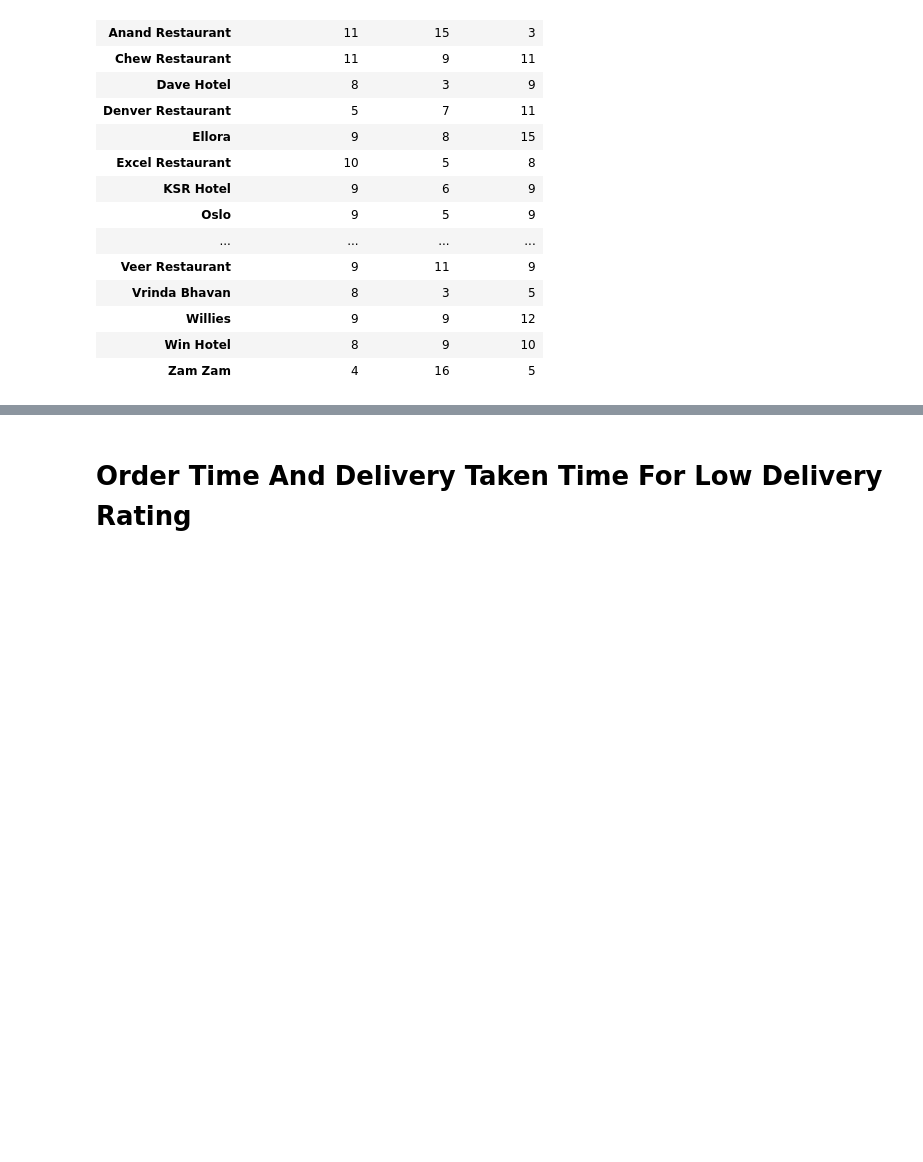
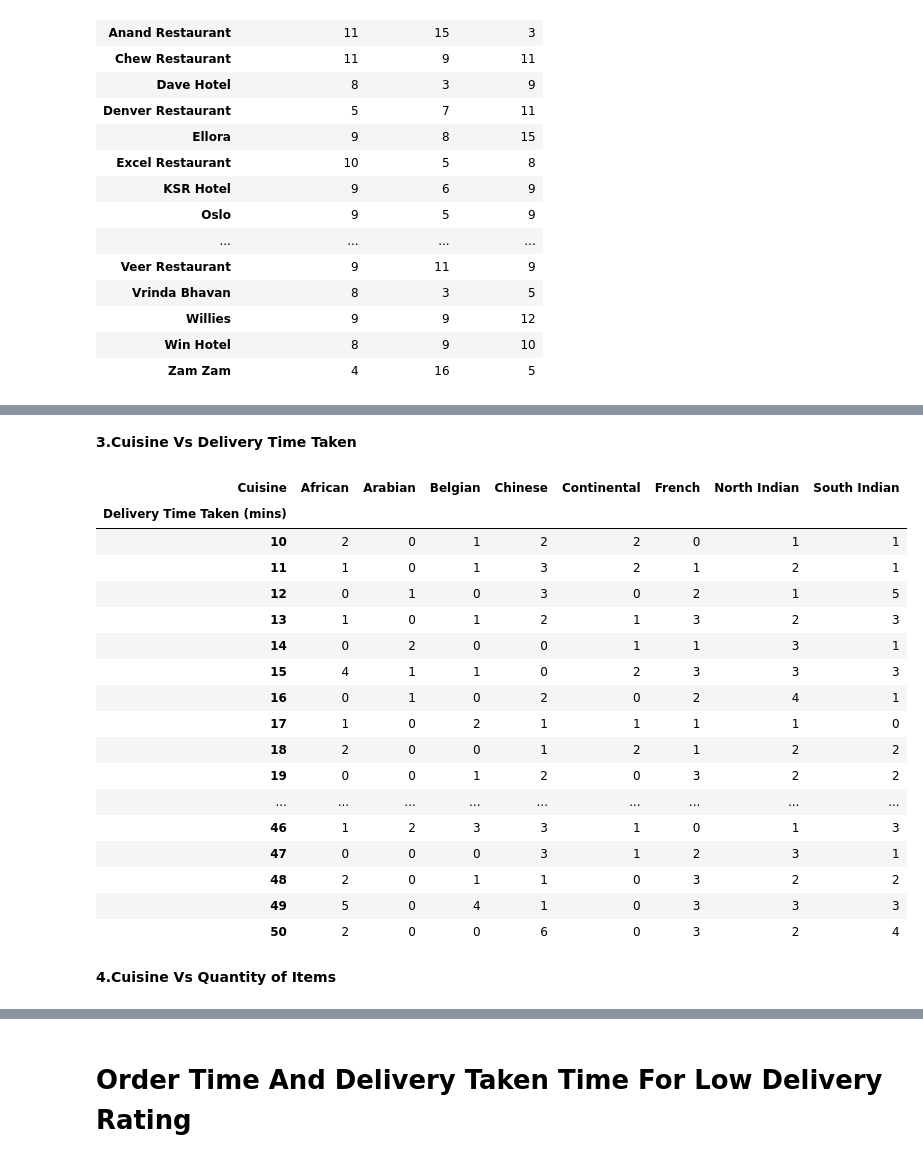
Before and after one commit to Osama-Anmar/Analysis-Restaurant-Data, a Jupyter notebook: Restaurant Sales.ipynb, the cells around one changed output, grey strips where cells are left out. Drawn from its saved outputs; the diff is of its cells as text; code cells hidden in the pictures; blank space fills up the shorter version.

```diff
--- a/Restaurant Sales.ipynb
+++ b/Restaurant Sales.ipynb
@@ -1327,0 +1464,27 @@ RestaurantCrosstab4
+# %% [markdown]
+**3.Cuisine Vs Delivery Time Taken**
+# %%
+CuisineCrosstab3 = pd.crosstab(index=OrdersDetails['Cuisine'], columns=OrdersDetails['Delivery Time Taken (mins)'])
+# %%
+CuisineCrosstab3.T
+# %% [output]
+| Cuisine | African | Arabian | Belgian | Chinese | Continental | French | North Indian | South Indian |
+| Delivery Time Taken (mins) |  |  |  |  |  |  |  |  |
+| 10 | 2 | 0 | 1 | 2 | 2 | 0 | 1 | 1 |
+| 11 | 1 | 0 | 1 | 3 | 2 | 1 | 2 | 1 |
+| 12 | 0 | 1 | 0 | 3 | 0 | 2 | 1 | 5 |
+| 13 | 1 | 0 | 1 | 2 | 1 | 3 | 2 | 3 |
+| 14 | 0 | 2 | 0 | 0 | 1 | 1 | 3 | 1 |
+| 15 | 4 | 1 | 1 | 0 | 2 | 3 | 3 | 3 |
+| 16 | 0 | 1 | 0 | 2 | 0 | 2 | 4 | 1 |
+| 17 | 1 | 0 | 2 | 1 | 1 | 1 | 1 | 0 |
+| 18 | 2 | 0 | 0 | 1 | 2 | 1 | 2 | 2 |
+| 19 | 0 | 0 | 1 | 2 | 0 | 3 | 2 | 2 |
+| ... | ... | ... | ... | ... | ... | ... | ... | ... |
+| 46 | 1 | 2 | 3 | 3 | 1 | 0 | 1 | 3 |
+| 47 | 0 | 0 | 0 | 3 | 1 | 2 | 3 | 1 |
+| 48 | 2 | 0 | 1 | 1 | 0 | 3 | 2 | 2 |
+| 49 | 5 | 0 | 4 | 1 | 0 | 3 | 3 | 3 |
+| 50 | 2 | 0 | 0 | 6 | 0 | 3 | 2 | 4 |
+# %% [markdown]
+**4.Cuisine Vs Quantity of Items**
```
Also changed, not shown: parts of 52 cells of this notebook.
